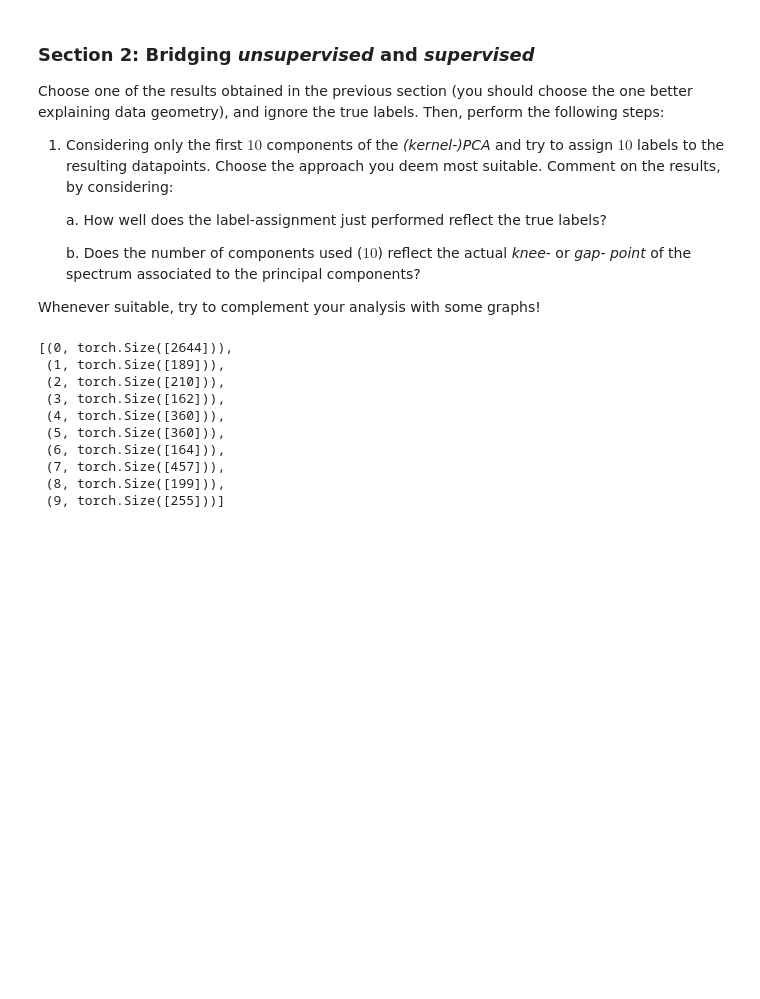
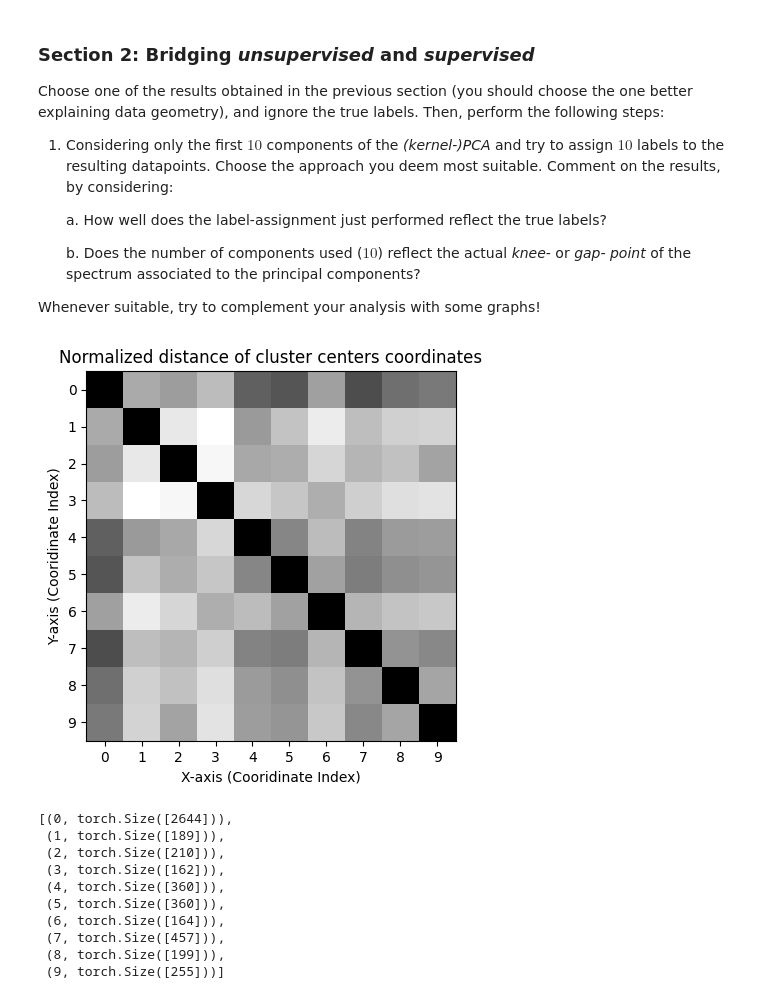
Before and after one commit to progManu/Advanced-Topics-Machine-Learning, a Jupyter notebook: Ultimate_AdvML_Challenge_1.ipynb, the cells around one changed output. Saved outputs shown, nothing was run; the diff lists cells and outputs as text; code cells hidden in the pictures; blank space fills up the shorter version.

```diff
--- a/Ultimate_AdvML_Challenge_1.ipynb
+++ b/Ultimate_AdvML_Challenge_1.ipynb
@@ -237,13 +241,37 @@ kernel_pca_tot = KernelPCA(
      kernel="rbf", gamma=1/100
 )
 
-kernel_pca_tot.fit(x_np)
-x_kernel_pca_to_cluster = kernel_pca.fit(x_np).transform(x_np)
+kernel_pca_tot.fit_transform(x_np)
+x_kernel_pca_to_cluster = kernel_pca.fit_transform(x_np)
 
 from sklearn.cluster import KMeans
 
 kmeans = KMeans(n_clusters=10, random_state=0, n_init="auto").fit(x_kernel_pca_to_cluster)
 k_means_labels = kmeans.labels_
+# %%
+data = kmeans.cluster_centers_
+
+# Calculate the L2 norms
+norm_matrix = np.linalg.norm(data[:, np.newaxis, :] - data, axis=2)
+
+w_min, w_max = norm_matrix.min(), norm_matrix.max()
+norm_matrix_renorm = (norm_matrix - w_min) / (w_max - w_min)
+
+plt.imshow(norm_matrix_renorm[:, :, np.newaxis], cmap="gray")
+
+# Set x-axis and y-axis tick labels as pixel indices
+plt.xticks(np.arange(10), np.arange(10))
+plt.yticks(np.arange(10), np.arange(10))
+
+# Add labels and title
+plt.xlabel('X-axis (Cooridinate Index)')
+plt.ylabel('Y-axis (Cooridinate Index)')
+plt.title('Normalized distance of cluster centers coordinates')
+
+# Show the plot
+plt.show()
+# %% [output]
+[figure, added]
 # %%
 '''
 this are not the real labels but just the dimension of the 10 clusters,
```
Also changed, not shown: parts of 16 cells of this notebook.
